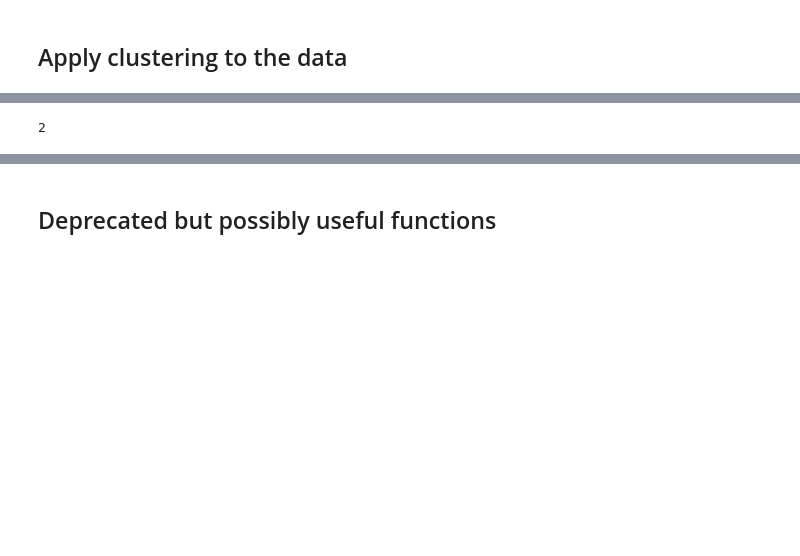
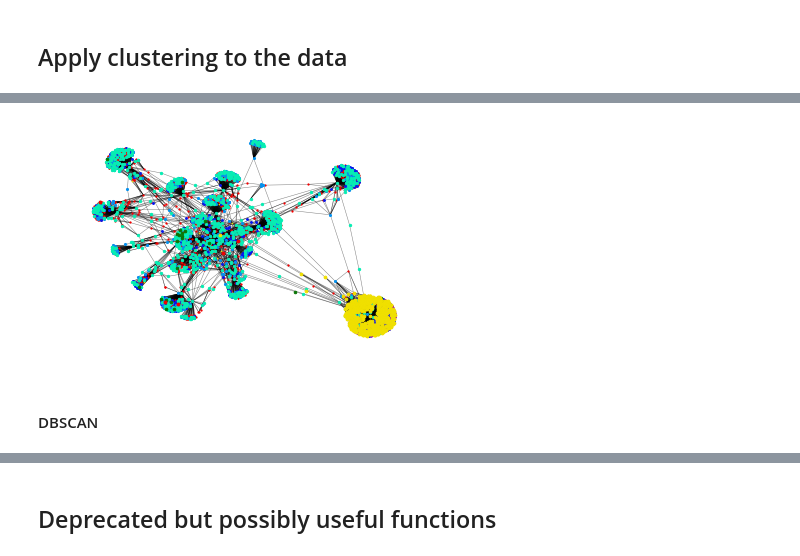
Before and after one commit to lapsya/100daysofcode, a Jupyter notebook: graph_clustering/vk_graph.ipynb, the cells around one changed output, grey strips where cells are left out. Saved outputs shown, nothing was run; the diff lists cells and outputs as text; code cells hidden in the pictures; blank space fills up the shorter version.

```diff
--- a/graph_clustering/vk_graph.ipynb
+++ b/graph_clustering/vk_graph.ipynb
@@ -510,7 +526,7 @@ spectral_clustering, spectral_labels_nodes = cluster_graph(graph_piece), draw_ea
 # %%
 %%time
 kmeans_clustering, kmeans_labels_nodes = cluster_graph(graph_piece,
-                                                       dataset,
+                                                       dataset[clustering_features],
                                                        'kmeans',
                                                        draw_each=False)
 # %% [output]
@@ -544,4 +554,6 @@ kmeans_clustering.n_clusters
-# %%
-spectral_clustering.n_clusters
-# %% [output]
-2
+# %%
+draw_graph_waves(graph_piece, pos_spring, 'graph_spring_kmeans', kmeans_labels_nodes)
+# %% [output]
+[figure, added]
+# %% [markdown]
+#### DBSCAN
```
Also changed, not shown: parts of 28 cells of this notebook, 1 other file.
